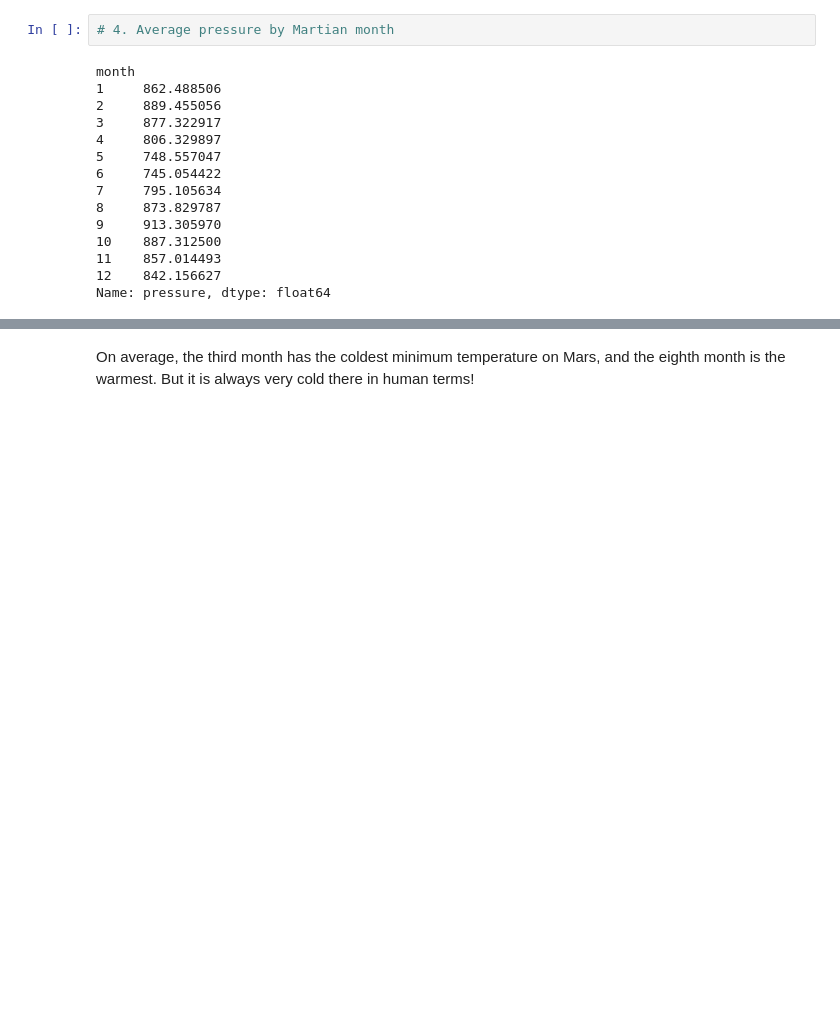
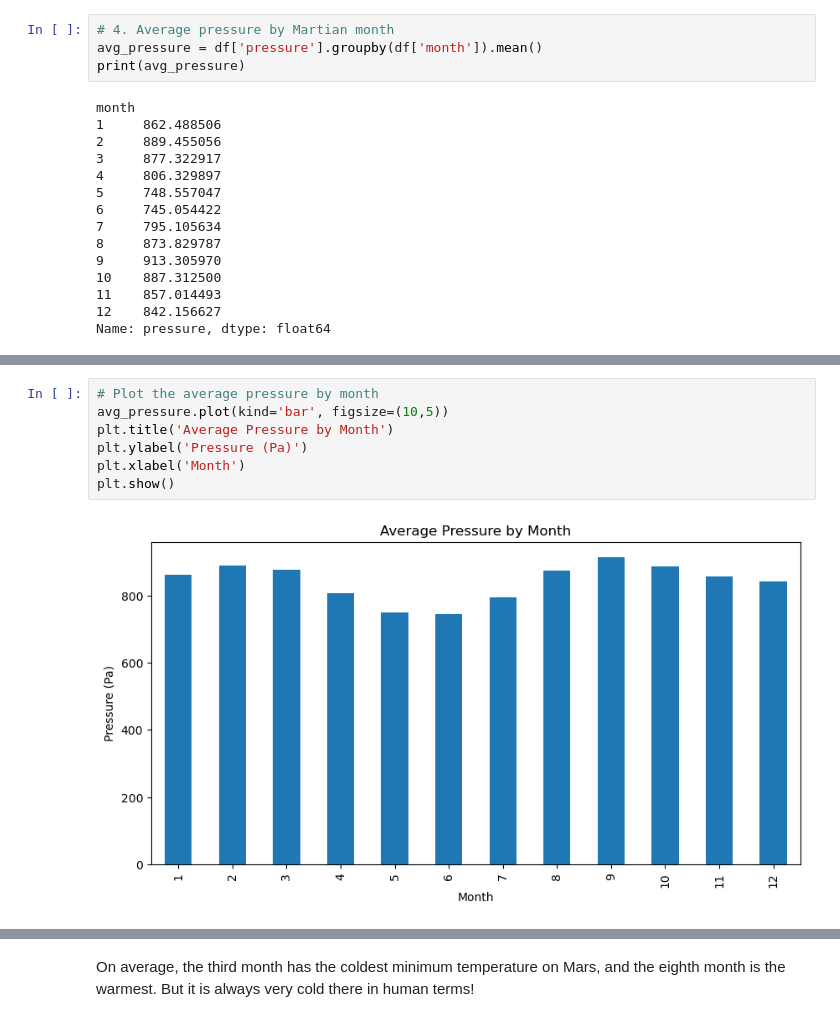
Before and after one commit to kekojones12/Challenge-11, a Jupyter notebook: Starter_Code/part_2_mars_weather.ipynb, the cells around one changed output, grey strips where cells are left out. Saved outputs shown, nothing was run; the diff lists cells and outputs as text; blank space fills up the shorter version.

```diff
--- a/Starter_Code/part_2_mars_weather.ipynb
+++ b/Starter_Code/part_2_mars_weather.ipynb
@@ -171,5 +192,7 @@ Name: min_temp, dtype: float64
 # %%
 # 4. Average pressure by Martian month
+avg_pressure = df['pressure'].groupby(df['month']).mean()
+print(avg_pressure)
 # %% [output]
 month
 1     862.488506
@@ -195,0 +211,9 @@ Name: pressure, dtype: float64
+# %%
+# Plot the average pressure by month
+avg_pressure.plot(kind='bar', figsize=(10,5))
+plt.title('Average Pressure by Month')
+plt.ylabel('Pressure (Pa)')
+plt.xlabel('Month')
+plt.show()
+# %% [output]
+[figure, added]
```
Also changed, not shown: parts of 14 cells of this notebook, 1 other file.
